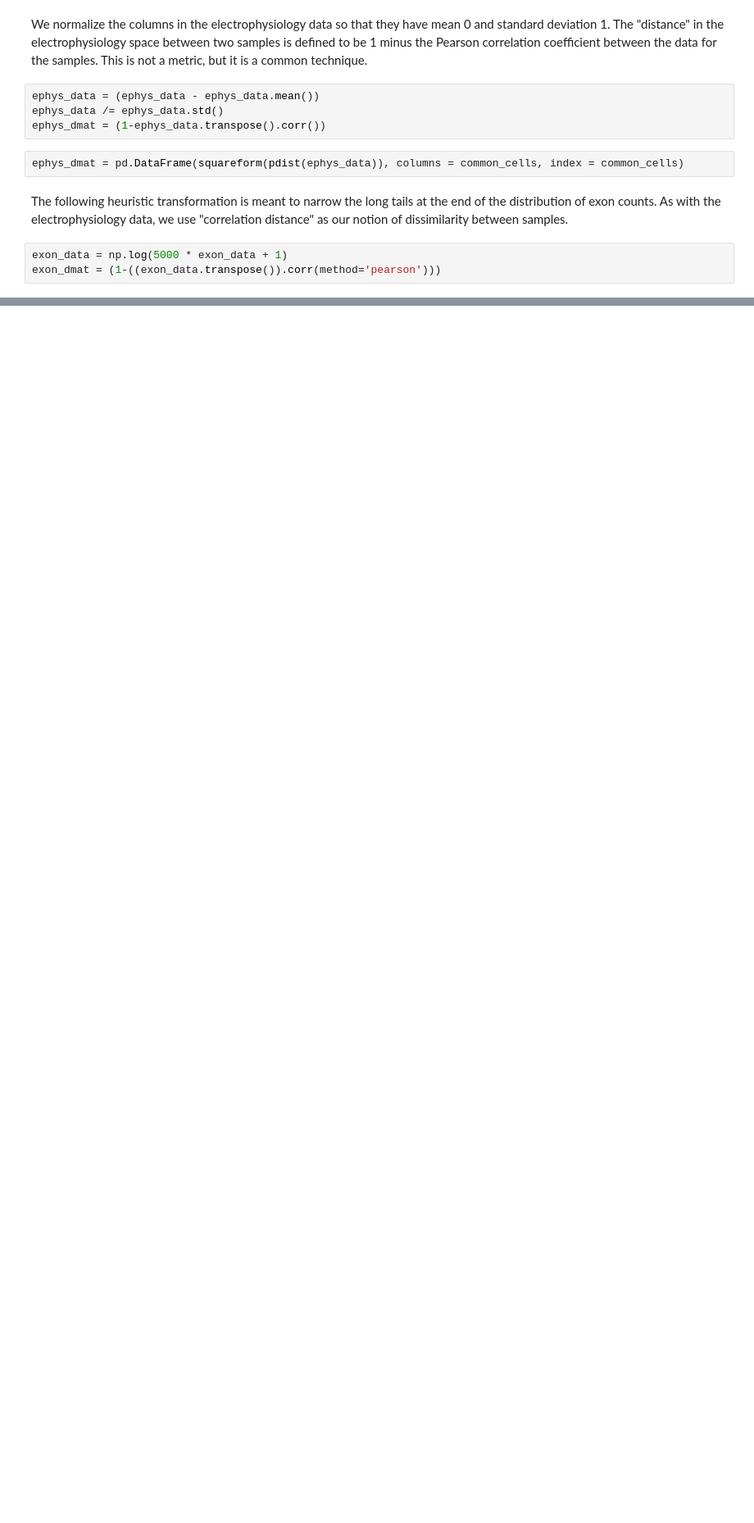
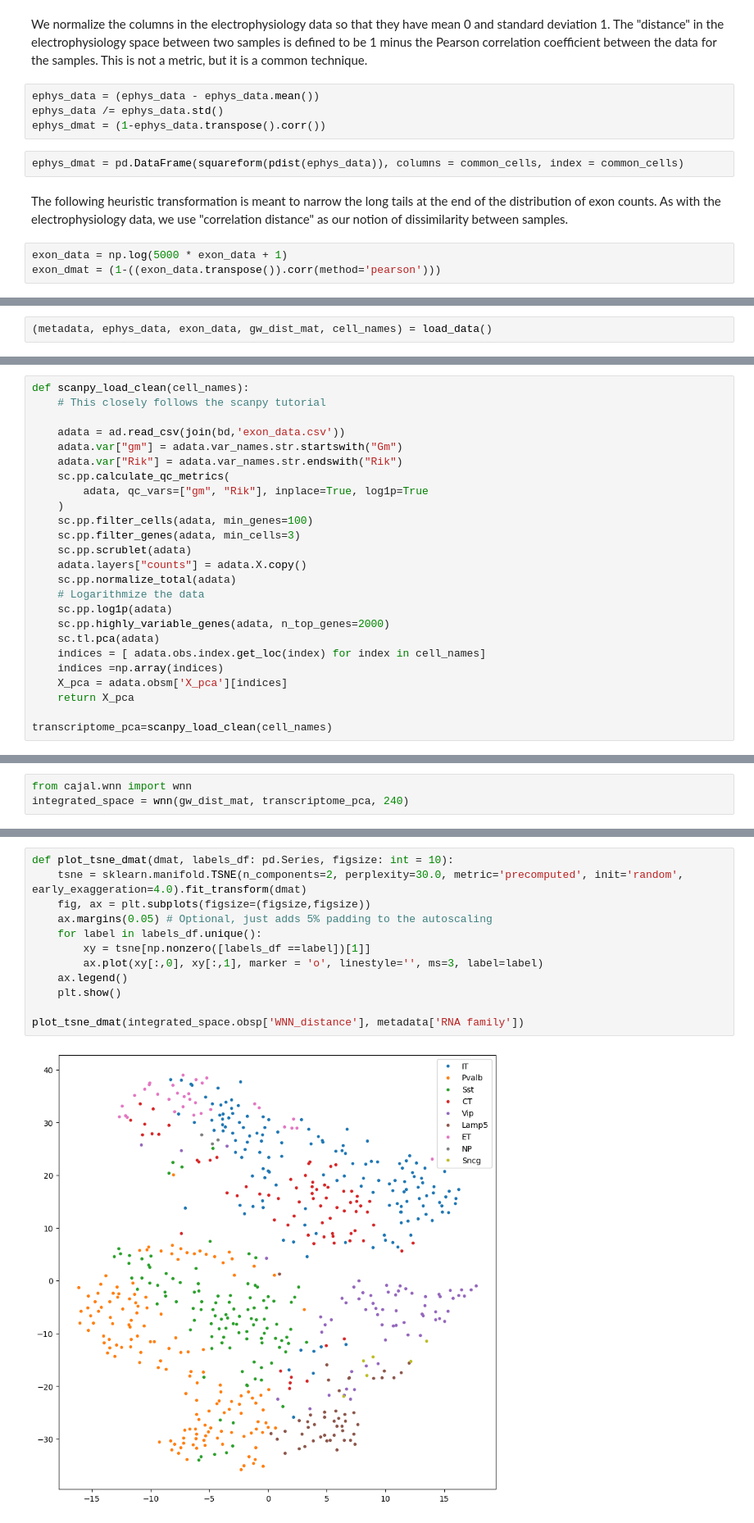
Before and after one commit to CamaraLab/CAJAL, a Jupyter notebook: docs/notebooks/Example_4.ipynb, the cells around one changed output, grey strips where cells are left out. Shown at 82% size. Cells and saved outputs as stored; diff of their text form; blank space fills up the shorter version.

```diff
--- a/docs/notebooks/Example_4.ipynb
+++ b/docs/notebooks/Example_4.ipynb
@@ -136,0 +175,2 @@ ternary_distance_clusters(
+# %%
+(metadata, ephys_data, exon_data, gw_dist_mat, cell_names) = load_data()
@@ -136,0 +179,25 @@ ternary_distance_clusters(
+# %%
+def scanpy_load_clean(cell_names):
+    # This closely follows the scanpy tutorial
+
+    adata = ad.read_csv(join(bd,'exon_data.csv'))
+    adata.var["gm"] = adata.var_names.str.startswith("Gm")
+    adata.var["Rik"] = adata.var_names.str.endswith("Rik")
+    sc.pp.calculate_qc_metrics(
+        adata, qc_vars=["gm", "Rik"], inplace=True, log1p=True
+    )
+    sc.pp.filter_cells(adata, min_genes=100)
+    sc.pp.filter_genes(adata, min_cells=3)
+    sc.pp.scrublet(adata)
+    adata.layers["counts"] = adata.X.copy()
+    sc.pp.normalize_total(adata)
+    # Logarithmize the data
+    sc.pp.log1p(adata)
+    sc.pp.highly_variable_genes(adata, n_top_genes=2000)
+    sc.tl.pca(adata)
+    indices = [ adata.obs.index.get_loc(index) for index in cell_names]
+    indices =np.array(indices)
+    X_pca = adata.obsm['X_pca'][indices]
+    return X_pca
+
+transcriptome_pca=scanpy_load_clean(cell_names)
@@ -136,0 +206,3 @@ ternary_distance_clusters(
+# %%
+from cajal.wnn import wnn
+integrated_space = wnn(gw_dist_mat, transcriptome_pca, 240)
@@ -136,0 +219,14 @@ ternary_distance_clusters(
+# %%
+def plot_tsne_dmat(dmat, labels_df: pd.Series, figsize: int = 10):
+    tsne = sklearn.manifold.TSNE(n_components=2, perplexity=30.0, metric='precomputed', init='random', early_exaggeration=4.0).fit_transform(dmat)
+    fig, ax = plt.subplots(figsize=(figsize,figsize))
+    ax.margins(0.05) # Optional, just adds 5% padding to the autoscaling
+    for label in labels_df.unique():
+        xy = tsne[np.nonzero([labels_df ==label])[1]]
+        ax.plot(xy[:,0], xy[:,1], marker = 'o', linestyle='', ms=3, label=label)
+    ax.legend()
+    plt.show()
+
+plot_tsne_dmat(integrated_space.obsp['WNN_distance'], metadata['RNA family'])
+# %% [output]
+[figure, added]
```
Also changed, not shown: parts of 15 cells of this notebook, 2 other files.
